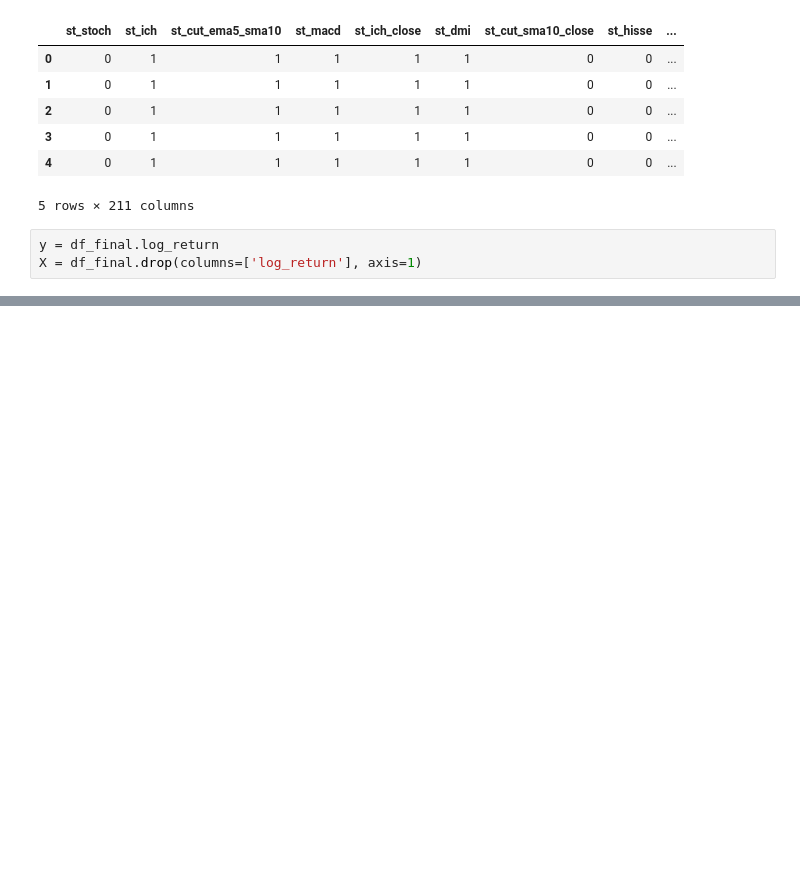
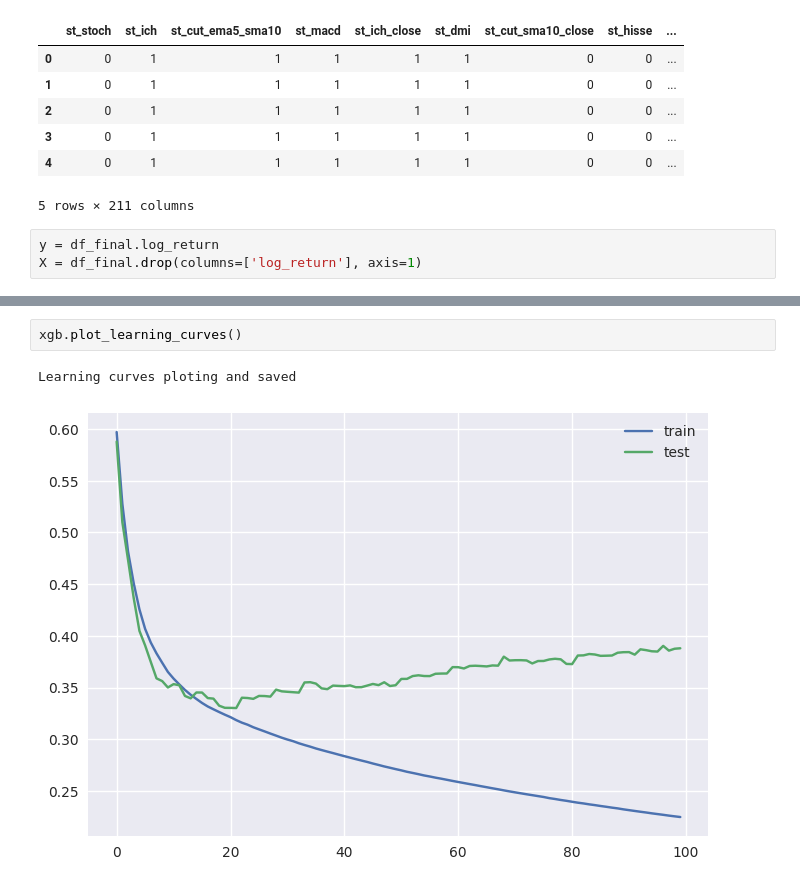
Before and after one commit to kozanakyel/KZ-Engine-Backend, a Jupyter notebook: KZ_project_setup/notebooks/test_sent_kz.ipynb, the cells around one changed output, grey strips where cells are left out. Saved outputs shown, nothing was run; the diff lists cells and outputs as text; blank space fills up the shorter version.

```diff
--- a/KZ_project_setup/notebooks/test_sent_kz.ipynb
+++ b/KZ_project_setup/notebooks/test_sent_kz.ipynb
@@ -368,0 +147,5 @@ plt.show()
+# %%
+xgb.plot_learning_curves()
+# %% [output]
+Learning curves ploting and saved
+[figure, added]
```
Also changed, not shown: parts of 11 cells of this notebook, 4 other files.
